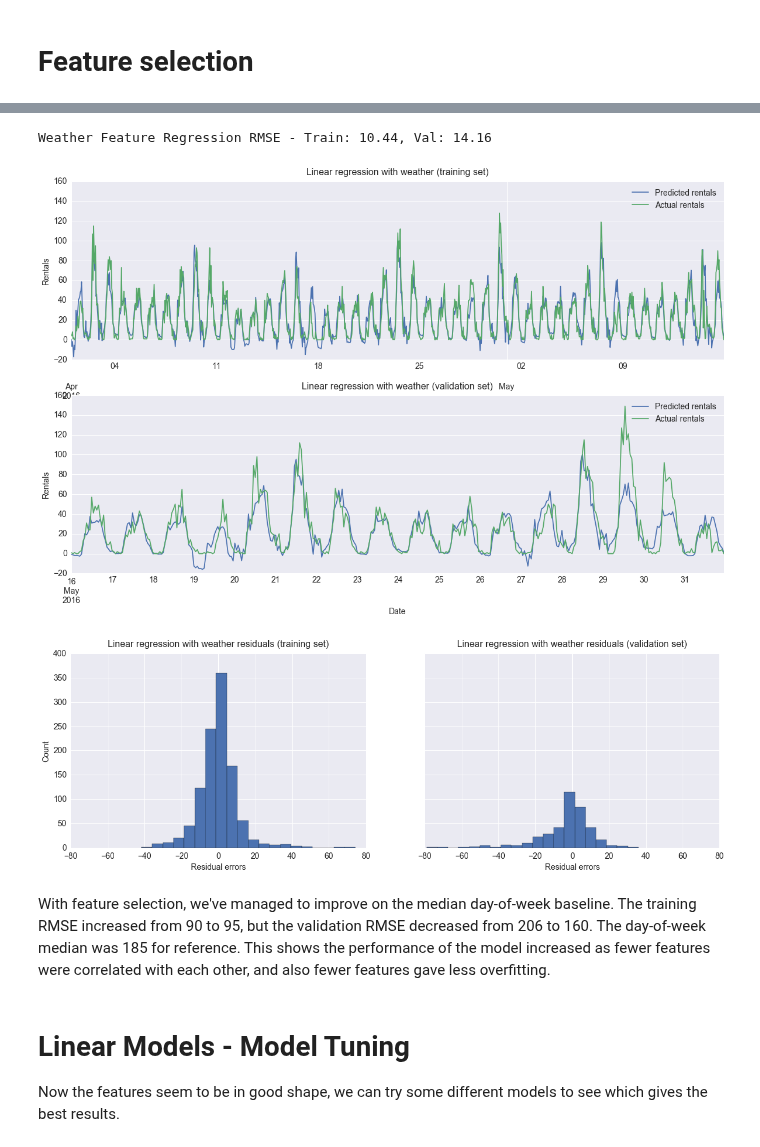
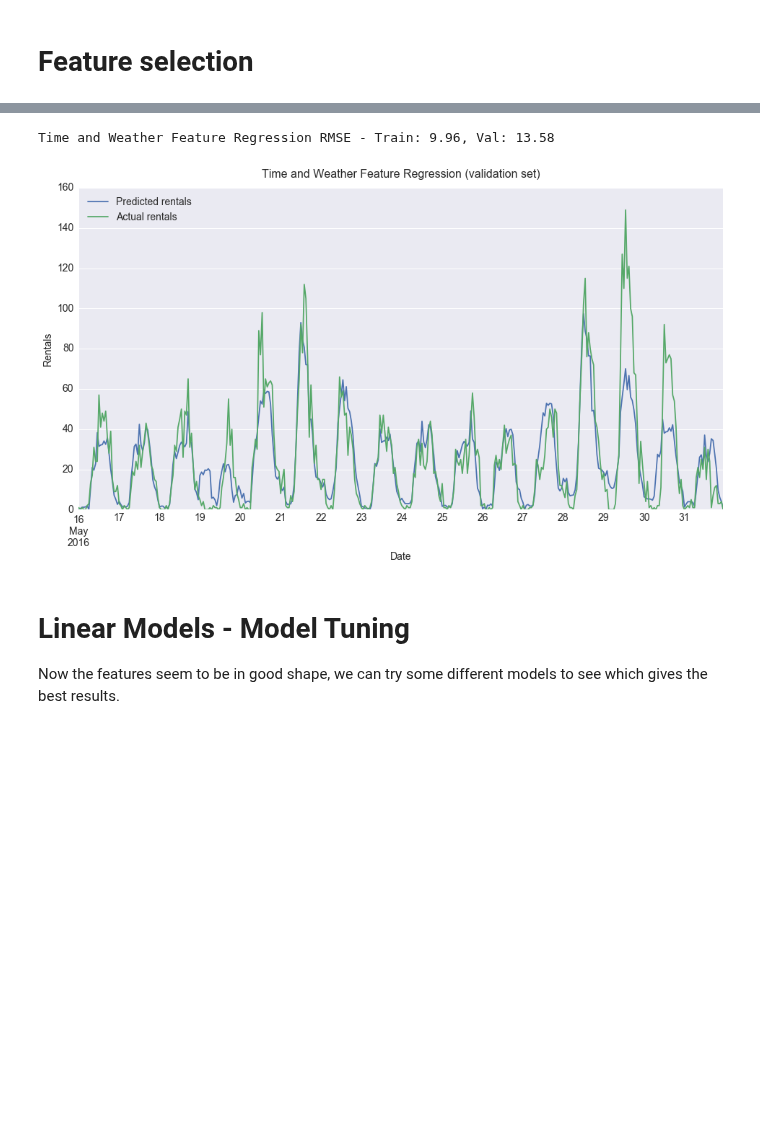
Before and after one commit to timgasser/bcycle-austin, a Jupyter notebook: notebooks/bcycle_hourly_rental_models.ipynb, the cells around one changed output, grey strips where cells are left out. Saved outputs shown, nothing was run; the diff lists cells and outputs as text; code cells hidden in the pictures; blank space fills up the shorter version.

```diff
--- a/notebooks/bcycle_hourly_rental_models.ipynb
+++ b/notebooks/bcycle_hourly_rental_models.ipynb
@@ -274,9 +323,10 @@ train_avg_rmse = RMSE(train_avg_df['pred'], train_avg_df['true'])
 val_avg_rmse = RMSE(val_avg_df['pred'], val_avg_df['true'])
 
 # Store the evaluation results
-scores_df = pd.DataFrame({'train_rmse' : train_avg_rmse, 'val_rmse' : val_avg_rmse}, index=['average'])
+scores_df = pd.DataFrame({'train_rmse' : train_avg_rmse, 'val_rmse' : val_avg_rmse}, index=['hourly_median'])
 
 # Print out the RMSE metrics and the prediction
-print('Median baseline RMSE - Train: {:.2f}, Val: {:.2f}'.format(train_avg_rmse, val_avg_rmse))
-plot_results(train_avg_df, val_avg_df, 'pred', 'true', title='Average baseline')
+print('Hourly Median Baseline RMSE - Train: {:.2f}, Val: {:.2f}'.format(train_avg_rmse, val_avg_rmse))
+# plot_results(train_avg_df, val_avg_df, 'pred', 'true', title='Average baseline')
+plot_val(val_avg_df, 'pred', 'true', title='Hourly median baseline prediction')
 # %% [output]
@@ -603,15 +630,16 @@ reg_train_rmse = np.sqrt(mean_squared_error(y_train, y_train_pred))
 y_val_pred = reg.predict(X_val)
 reg_val_rmse = np.sqrt(mean_squared_error(y_val, y_val_pred))
 
-# Store the evaluation results
-if 'linreg_time_weather_norm' not in scores_df.index:
-    scores_df = scores_df.append(pd.DataFrame({'train_rmse' : reg_train_rmse, 'val_rmse' : reg_val_rmse},
-                                              index=['linreg_time_weather_norm']))
+# # Store the evaluation results
+# if 'linreg_time_weather_norm' not in scores_df.index:
+#     scores_df = scores_df.append(pd.DataFrame({'train_rmse' : reg_train_rmse, 'val_rmse' : reg_val_rmse},
+#                                               index=['linreg_time_weather_norm']))
 
-print('Weather Regression RMSE - Train: {:.2f}, Val: {:.2f}'.format(reg_train_rmse, reg_val_rmse))
+print('Time and Weather Regression RMSE - Train: {:.2f}, Val: {:.2f}'.format(reg_train_rmse, reg_val_rmse))
 
 reg_result_train_df, reg_result_val_df = df_from_results(train_df.index, y_train, y_train_pred,
                                                          val_df.index, y_val, y_val_pred)
 
-plot_results(reg_result_train_df, reg_result_val_df, 'pred', 'true', title='Linear regression with weather')
+# plot_results(reg_result_train_df, reg_result_val_df, 'pred', 'true', title='Linear regression with time and weather')
+plot_val(reg_result_val_df, 'pred', 'true', title='Linear regression with time and weather normalization')
 # %% [output]
@@ -638,17 +650,17 @@ val_weather_df.head()
 # %%
 # Try different values for the good columns
 GOOD_COLS = ['rentals', 'max_temp', 'min_temp', 'max_gust', 'precipitation',
-        'cloud_pct', 'thunderstorm', 'day-hour', 'weekend', 'weekday']
+        'cloud_pct', 'thunderstorm', 'day-hour']
 
 X_train, y_train, train_df = reg_x_y_split(train_weather_df[GOOD_COLS], target_col='rentals',
                                            ohe_cols=['day-hour'],
-                                           z_norm_cols=['max_temp', 'min_temp', 'max_gust'],
-                                           minmax_norm_cols= ['cloud_pct', 'precipitation'])
+#                                            z_norm_cols=['max_temp', 'min_temp', 'max_gust'],
+                                           minmax_norm_cols= ['cloud_pct'])
 
 X_val, y_val, val_df = reg_x_y_split(val_weather_df[GOOD_COLS], target_col='rentals',
                                      ohe_cols=['day-hour'],
-                                     z_norm_cols=['max_temp', 'min_temp', 'max_gust'],
-                                     minmax_norm_cols=['cloud_pct', 'precipitation'])
+#                                      z_norm_cols=['max_temp', 'min_temp', 'max_gust'],
+                                     minmax_norm_cols=['cloud_pct'])
 
 print('train_df columns: {}'.format(train_df.columns))
 print('X_train shape: {}, y_train shape: {}'.format(X_train.shape, y_train.shape))
@@ -674,30 +678,27 @@ X_val shape: (384, 176), y_val shape: (384,)
 # %%
 reg = LinearRegression()
 reg.fit(X_train, y_train)
 y_train_pred = reg.predict(X_train)
 train_rmse = np.sqrt(mean_squared_error(y_train, y_train_pred))
 
-y_val_pred = reg.predict(X_val)
+y_val_pred = np.abs(reg.predict(X_val))
 val_rmse = np.sqrt(mean_squared_error(y_val, y_val_pred))
 
 # Store the evaluation results
-if 'linreg_time_weather_norm_feat' not in scores_df.index:
+if 'linreg_time_weather_feat' not in scores_df.index:
     scores_df = scores_df.append(pd.DataFrame({'train_rmse' : train_rmse, 'val_rmse' : val_rmse},
-                                              index=['linreg_time_weather_norm_feat']))
+                                              index=['linreg_time_weather_feat']))
 
-print('Weather Feature Regression RMSE - Train: {:.2f}, Val: {:.2f}'.format(train_rmse, val_rmse))
+print('Time and Weather Feature Regression RMSE - Train: {:.2f}, Val: {:.2f}'.format(train_rmse, val_rmse))
 
 reg_result_train_df, reg_result_val_df = df_from_results(train_df.index, y_train, y_train_pred,
                                                          val_df.index, y_val, y_val_pred)
 
-plot_results(reg_result_train_df, reg_result_val_df, 'pred', 'true', title='Linear regression with weather')
-# plot_prediction(reg_result_val_df, 'pred', 'true', title='Linear Regression with Weather Validation set prediction')
+# plot_results(reg_result_train_df, reg_result_val_df, 'pred', 'true', title='Time and Weather Feature Regression')
+plot_val(reg_result_val_df, 'pred', 'true', title='Time and Weather Feature Regression')
 # %% [output]
-Weather Feature Regression RMSE - Train: 10.44, Val: 14.16
+Time and Weather Feature Regression RMSE - Train: 9.96, Val: 13.58
-[figure, old version]
+[figure, new version]
-[figure, removed]
-# %% [markdown]
-With feature selection, we've managed to improve on the median day-of-week baseline. The training RMSE increased from 90 to 95, but the validation RMSE decreased from 206 to 160. The day-of-week median was 185 for reference.  This shows the performance of the model increased as fewer features were correlated with each other, and also fewer features gave less overfitting.
 # %% [markdown]
 # Linear Models - Model Tuning
 
```
Also changed, not shown: parts of 33 cells of this notebook, 2 other files.
